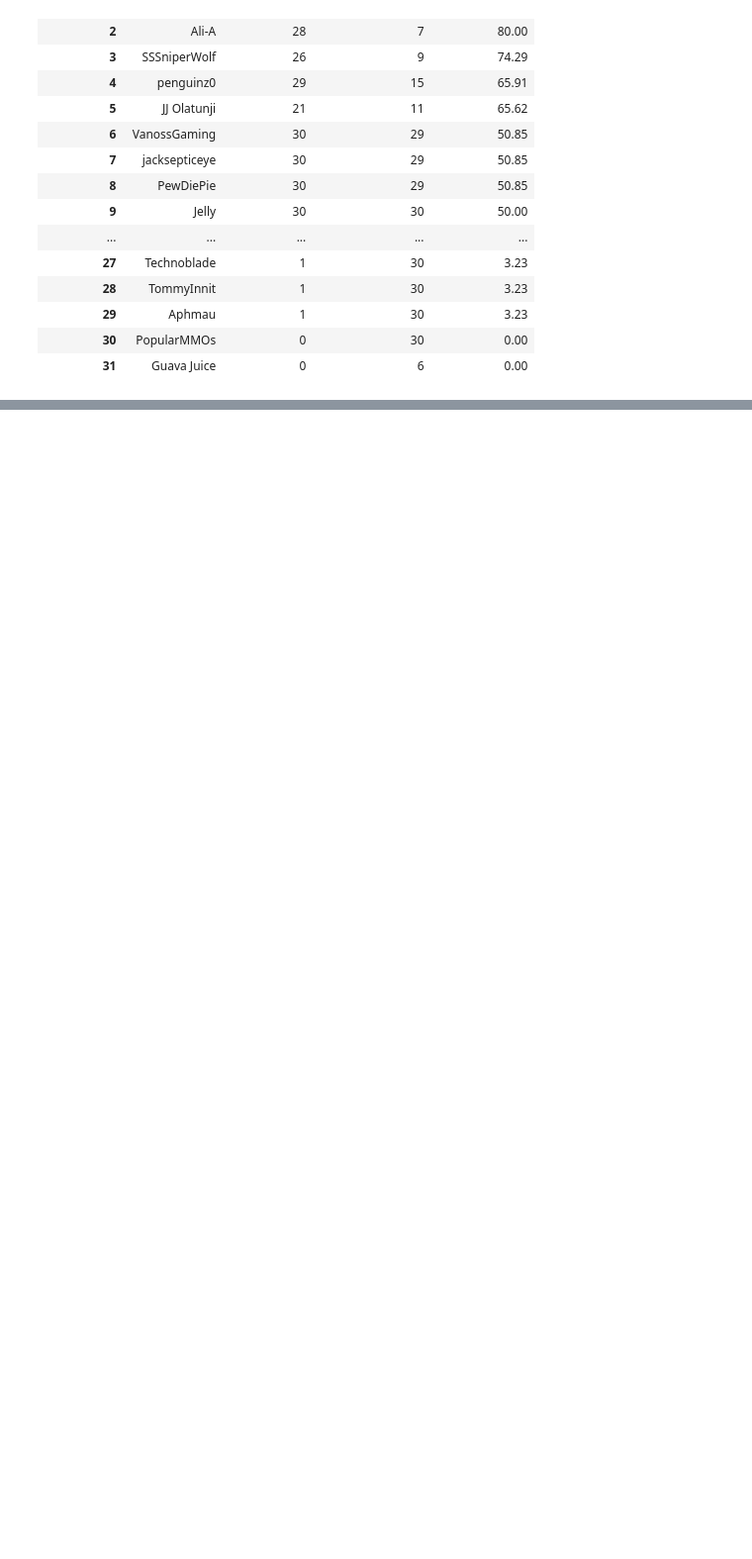
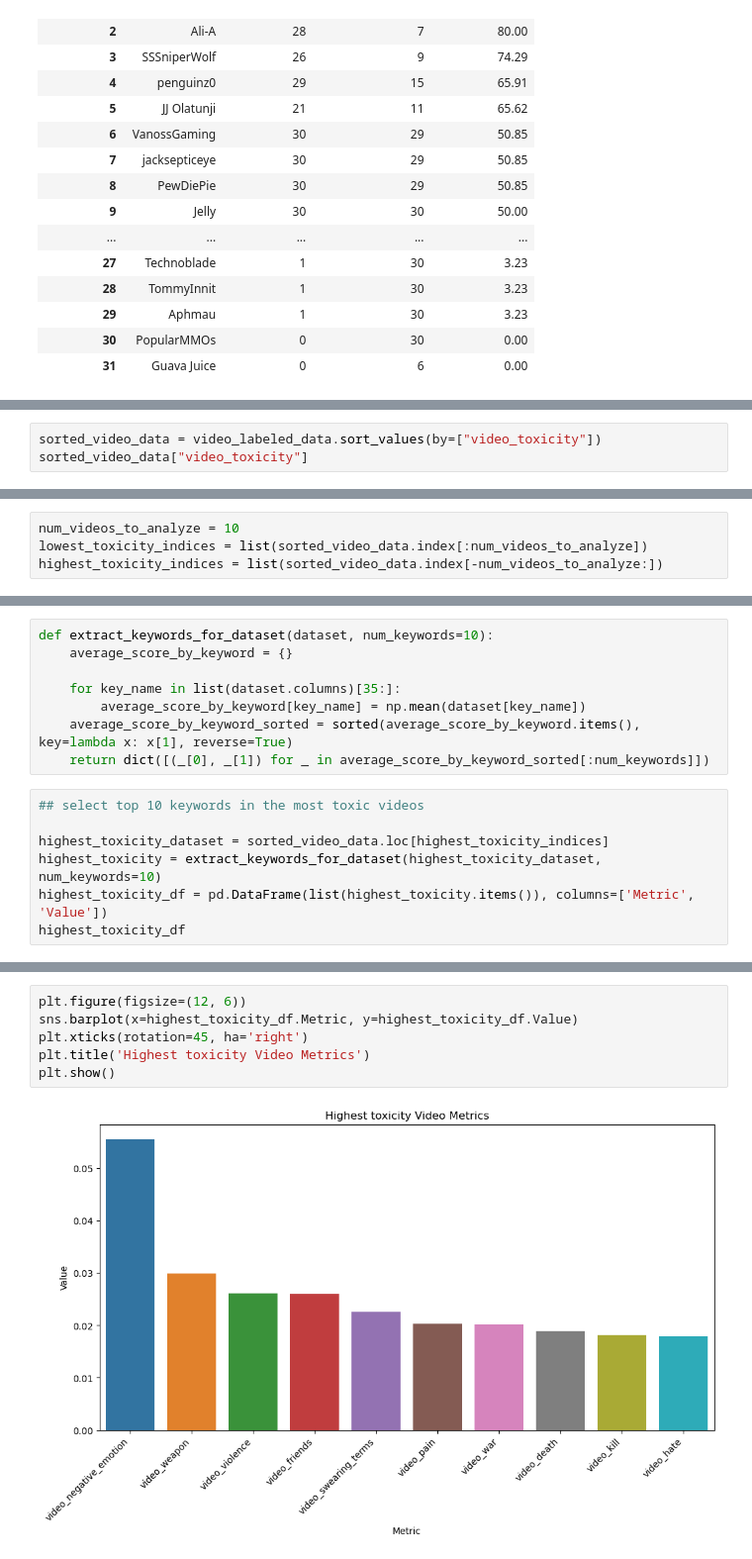
Before and after one commit to IMT-547-Team-1/YouTube-Toxic-Comments, a Jupyter notebook: Analysis/02-Analysis.ipynb, the cells around one changed output, grey strips where cells are left out. Shown at 99% size. Drawn from its saved outputs; the diff is of its cells as text; blank space fills up the shorter version.

Commit message:
Add topic analysis sorted by transcrip toxicity

```diff
--- a/Analysis/02-Analysis.ipynb
+++ b/Analysis/02-Analysis.ipynb
@@ -366,0 +382,3 @@ count_vid_by_channel_genre
+# %%
+sorted_video_data = video_labeled_data.sort_values(by=["video_toxicity"])
+sorted_video_data["video_toxicity"]
@@ -366,0 +398,4 @@ count_vid_by_channel_genre
+# %%
+num_videos_to_analyze = 10
+lowest_toxicity_indices = list(sorted_video_data.index[:num_videos_to_analyze])
+highest_toxicity_indices = list(sorted_video_data.index[-num_videos_to_analyze:])
@@ -366,0 +408,15 @@ count_vid_by_channel_genre
+# %%
+def extract_keywords_for_dataset(dataset, num_keywords=10):
+    average_score_by_keyword = {}
+
+    for key_name in list(dataset.columns)[35:]:
+        average_score_by_keyword[key_name] = np.mean(dataset[key_name])
+    average_score_by_keyword_sorted = sorted(average_score_by_keyword.items(), key=lambda x: x[1], reverse=True)
+    return dict([(_[0], _[1]) for _ in average_score_by_keyword_sorted[:num_keywords]])
+# %%
+## select top 10 keywords in the most toxic videos
+
+highest_toxicity_dataset = sorted_video_data.loc[highest_toxicity_indices]
+highest_toxicity = extract_keywords_for_dataset(highest_toxicity_dataset, num_keywords=10)
+highest_toxicity_df = pd.DataFrame(list(highest_toxicity.items()), columns=['Metric', 'Value'])
+highest_toxicity_df
@@ -366,0 +435,8 @@ count_vid_by_channel_genre
+# %%
+plt.figure(figsize=(12, 6))
+sns.barplot(x=highest_toxicity_df.Metric, y=highest_toxicity_df.Value)
+plt.xticks(rotation=45, ha='right')
+plt.title('Highest toxicity Video Metrics')
+plt.show()
+# %% [output]
+[figure, added]
```
Also changed, not shown: parts of 8 cells of this notebook.
